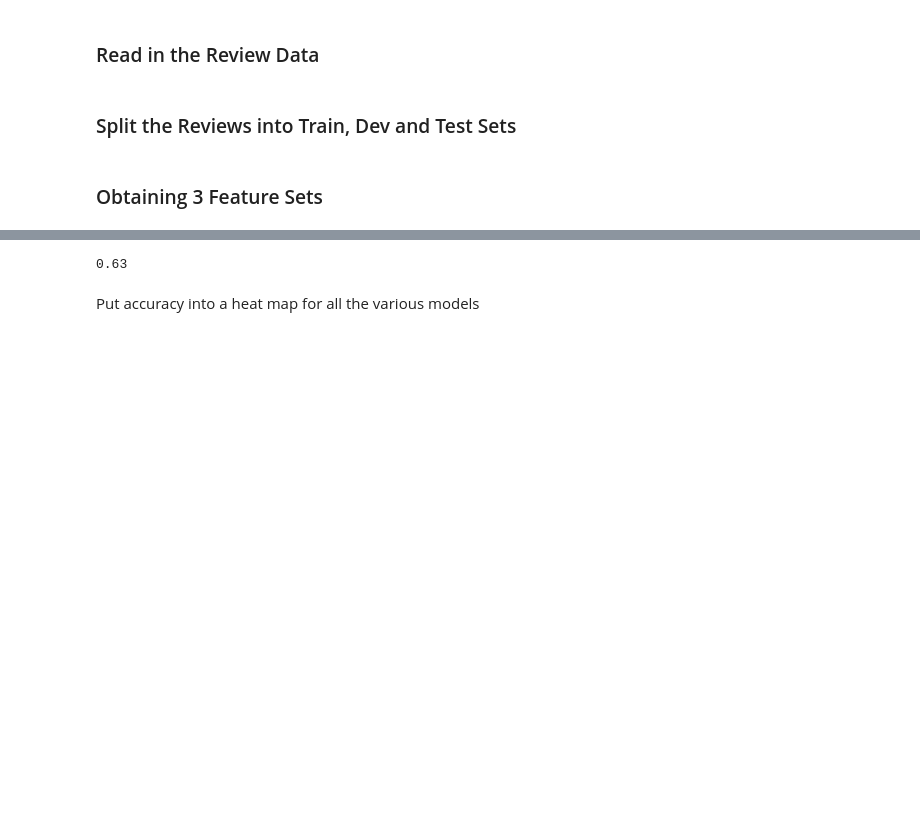
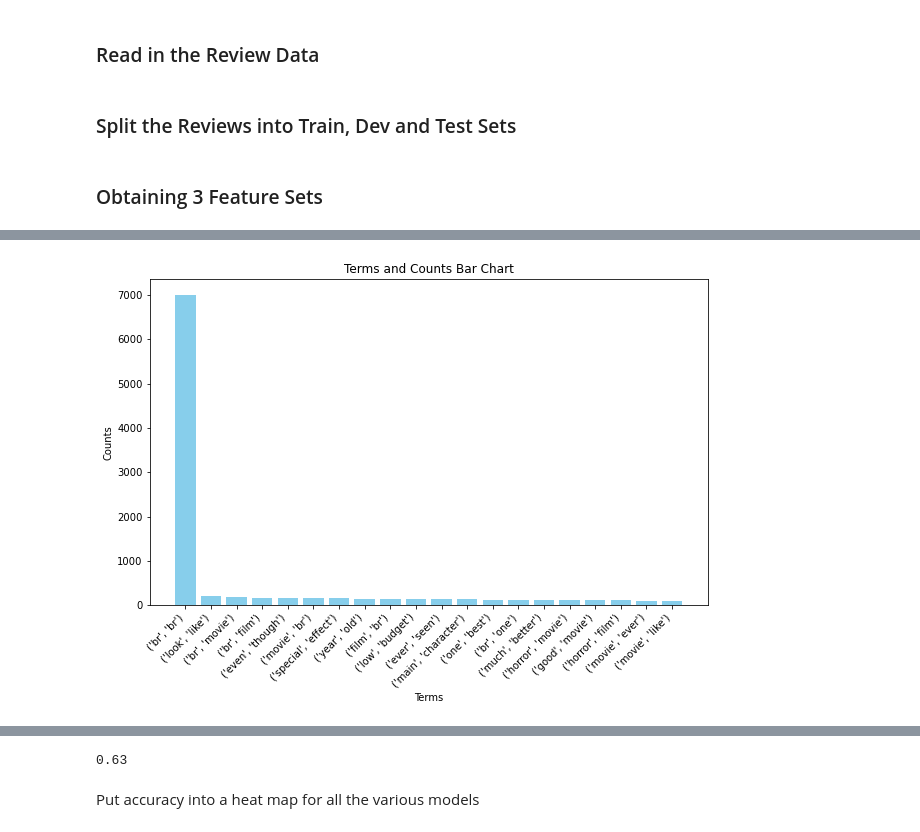
Before and after one commit to LChilvers05/NLP_Sentiment_Analysis, a Jupyter notebook: assignment.ipynb, the cells around one changed output, grey strips where cells are left out. Cells and saved outputs as stored; diff of their text form; code cells hidden in the pictures; blank space fills up the shorter version.

```diff
--- a/assignment.ipynb
+++ b/assignment.ipynb
@@ -71,11 +98,15 @@ x_dev, x_test, y_dev, y_test = train_test_split(x_test, y_test, test_size=0.5, r
 # %%
-# lemmatisation, lowercase, stopwords removed, punctuation NOT removed, unigrams
+# bigrams
 preprocessor = MyPreprocessor()
-train_revs = preprocessor.preprocess(x_train, n_gram_len=1)
-dev_revs = preprocessor.preprocess(x_dev, n_gram_len=1)
+train_revs = preprocessor.preprocess(x_train, n_gram_len=2)
+dev_revs = preprocessor.preprocess(x_dev, n_gram_len=2)
 
-# frequency normalisation
 feature_generator = MyFeatureGenerator(preprocessor.vocab)
-train_set_1_A = feature_generator.generate_features(train_revs, NormTech.FREQ_NORM)
-dev_set_1_A = feature_generator.generate_features(dev_revs, NormTech.FREQ_NORM)
+train_set_bigrams = feature_generator.generate_features(train_revs, NormTech.FREQ_NORM)
+
+helpers.plot_graph(feature_generator, 20)
+
+dev_set_bigrams = feature_generator.generate_features(dev_revs, NormTech.FREQ_NORM)
+# %% [output]
+[figure, added]
 # %%
```
Also changed, not shown: parts of 9 cells of this notebook, 2 other files.
